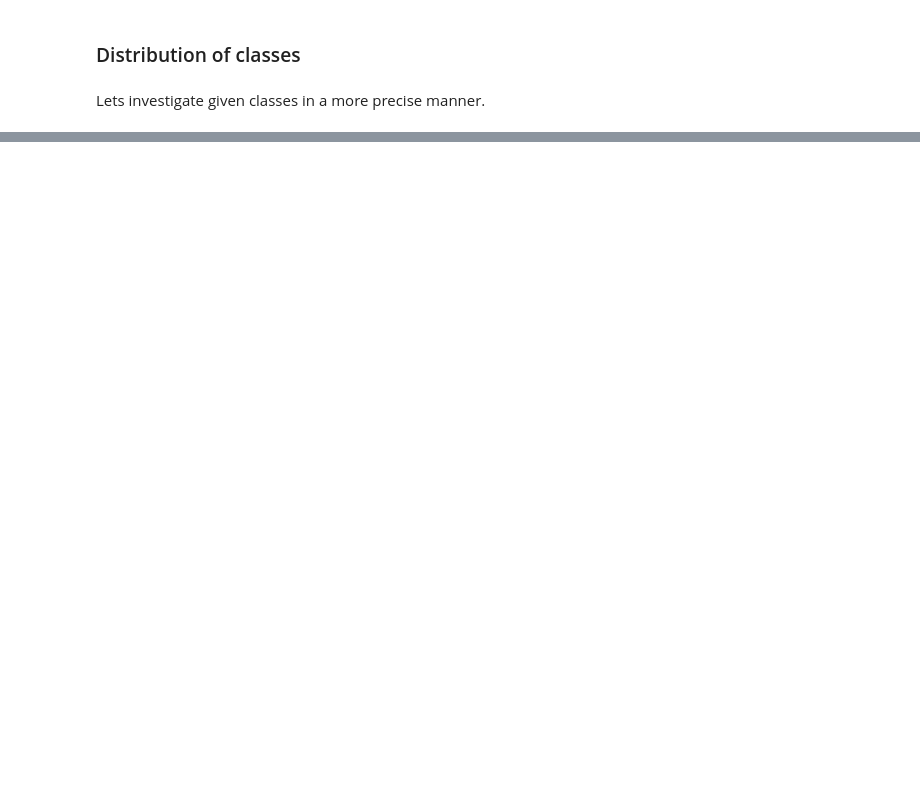
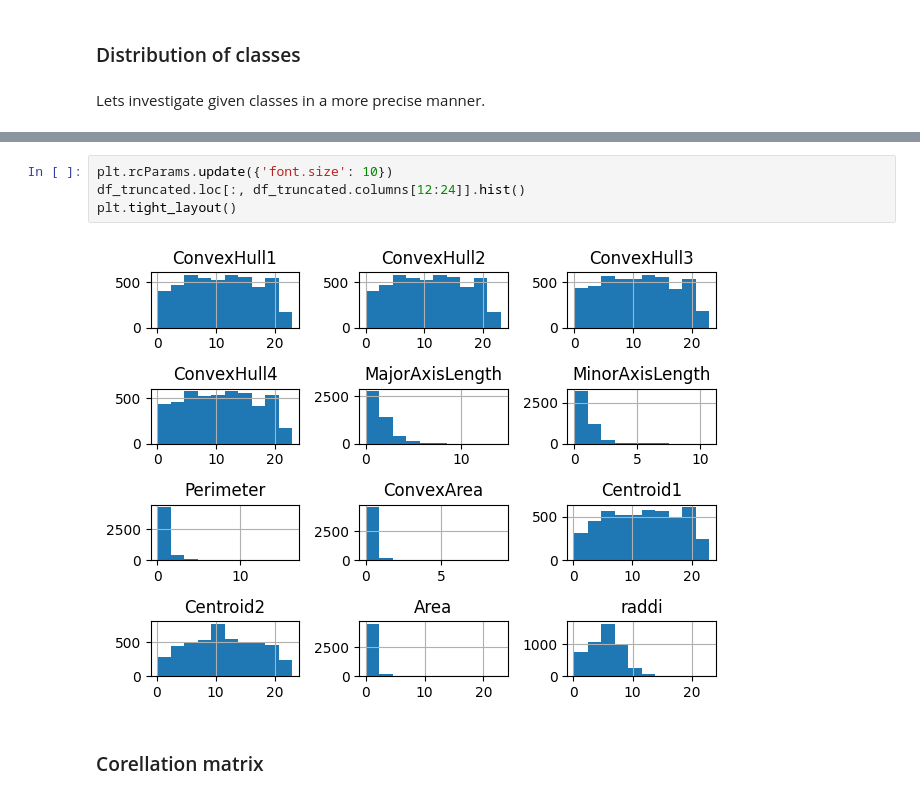
Before and after one commit to dabokva/ProjectML, a Jupyter notebook: finalDocumentation.ipynb, the cells around one changed output, grey strips where cells are left out. Cells and saved outputs as stored; diff of their text form; blank space fills up the shorter version.

```diff
--- a/finalDocumentation.ipynb
+++ b/finalDocumentation.ipynb
@@ -112,0 +188,8 @@ class_distribution_no_zero = df_no_zeros['microorganisms'].value_counts(normaliz
+# %%
+plt.rcParams.update({'font.size': 10})
+df_truncated.loc[:, df_truncated.columns[12:24]].hist()
+plt.tight_layout()
+# %% [output]
+[figure, added]
+# %% [markdown]
+### Corellation matrix
```
Also changed, not shown: parts of 17 cells of this notebook.
